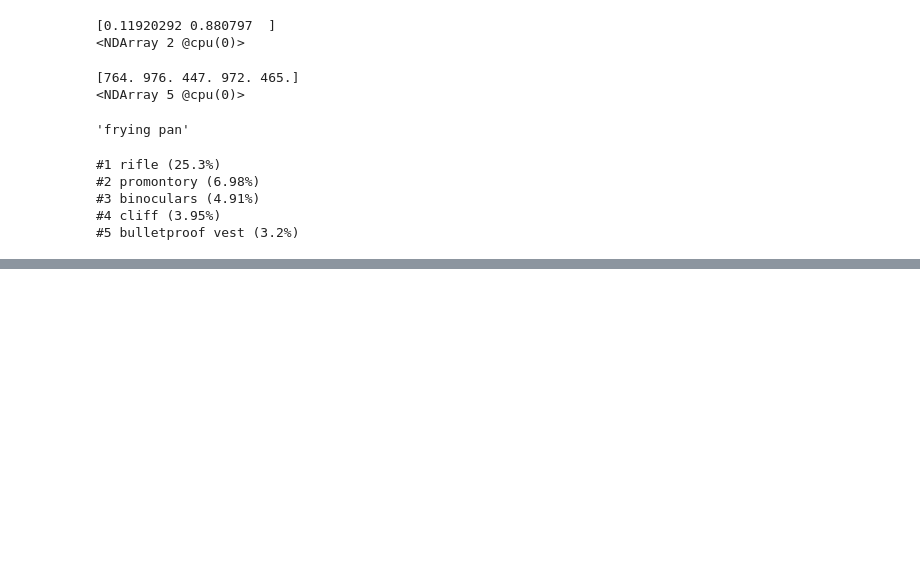
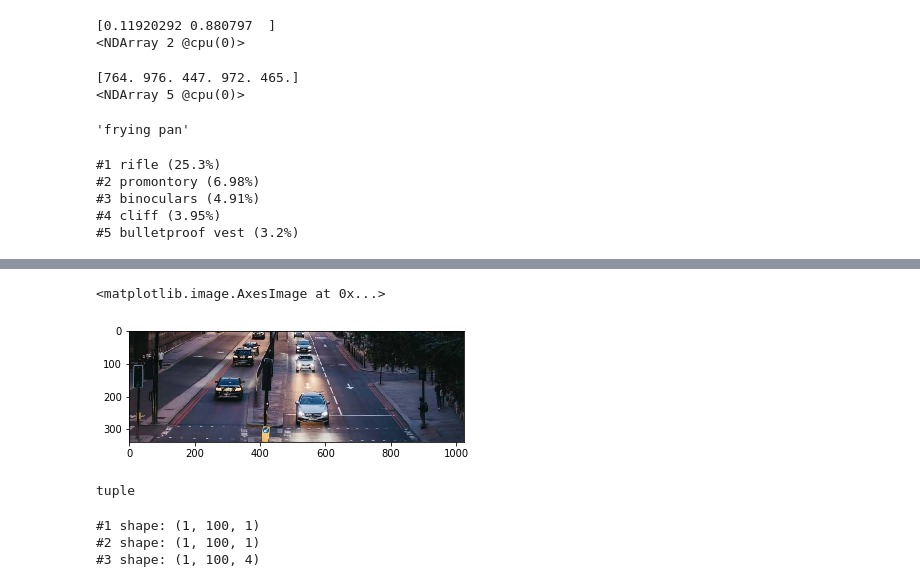
Before and after one commit to alinaqvii/AWS-GluonCV, a Jupyter notebook: GluonCV_26122019.ipynb, the cells around one changed output, grey strips where cells are left out. Saved outputs shown, nothing was run; the diff lists cells and outputs as text; code cells hidden in the pictures; blank space fills up the shorter version.

```diff
--- a/GluonCV_26122019.ipynb
+++ b/GluonCV_26122019.ipynb
@@ -120,0 +150,5 @@ for i in range(k):
+# %%
+plt.imshow(chw_image)
+# %% [output]
+<matplotlib.image.AxesImage at 0x...>
+[figure, added]
@@ -120,0 +159,11 @@ for i in range(k):
+# %%
+type(prediction)
+# %% [output]
+tuple
+# %%
+for index,array in enumerate(prediction):
+    print('#{} shape: {}'.format(index + 1, array.shape))
+# %% [output]
+#1 shape: (1, 100, 1)
+#2 shape: (1, 100, 1)
+#3 shape: (1, 100, 4)
```
Also changed, not shown: parts of 12 cells of this notebook, 3 other files.
